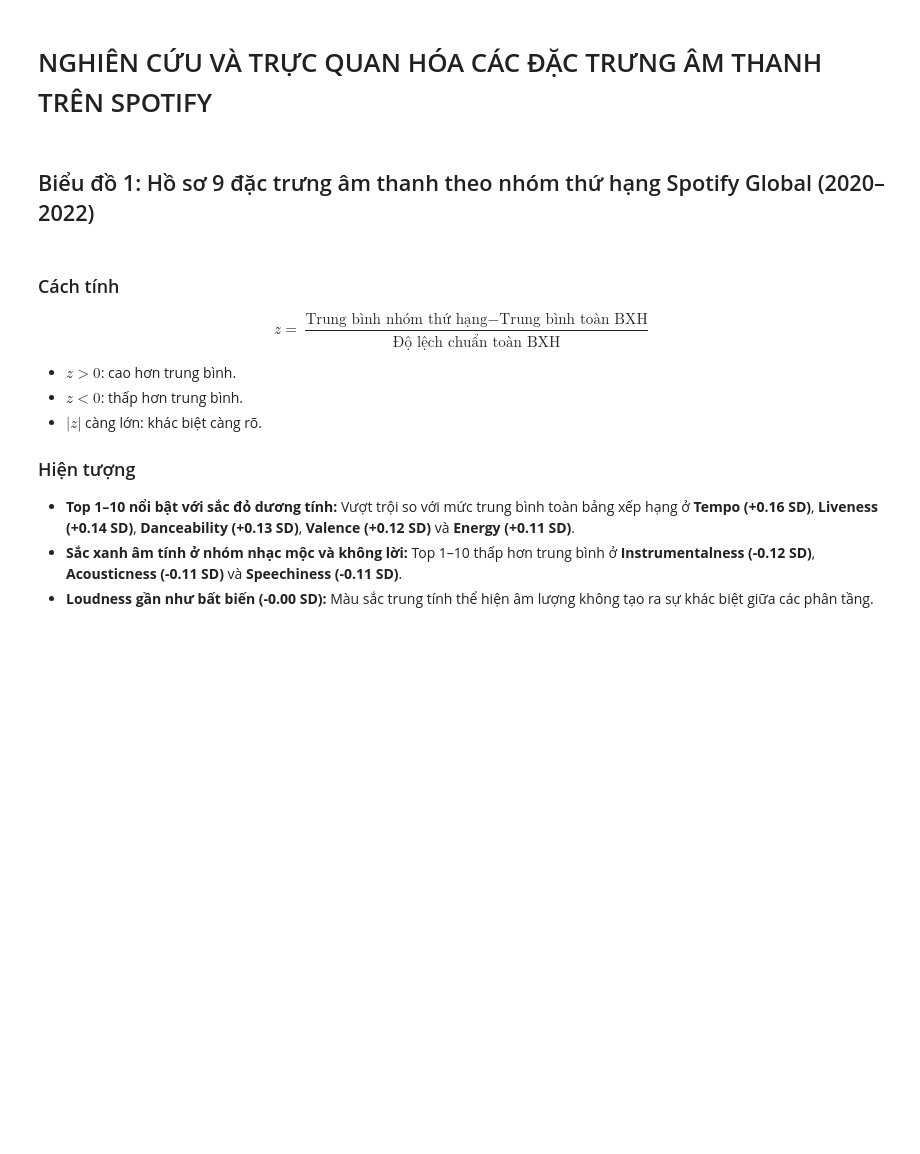
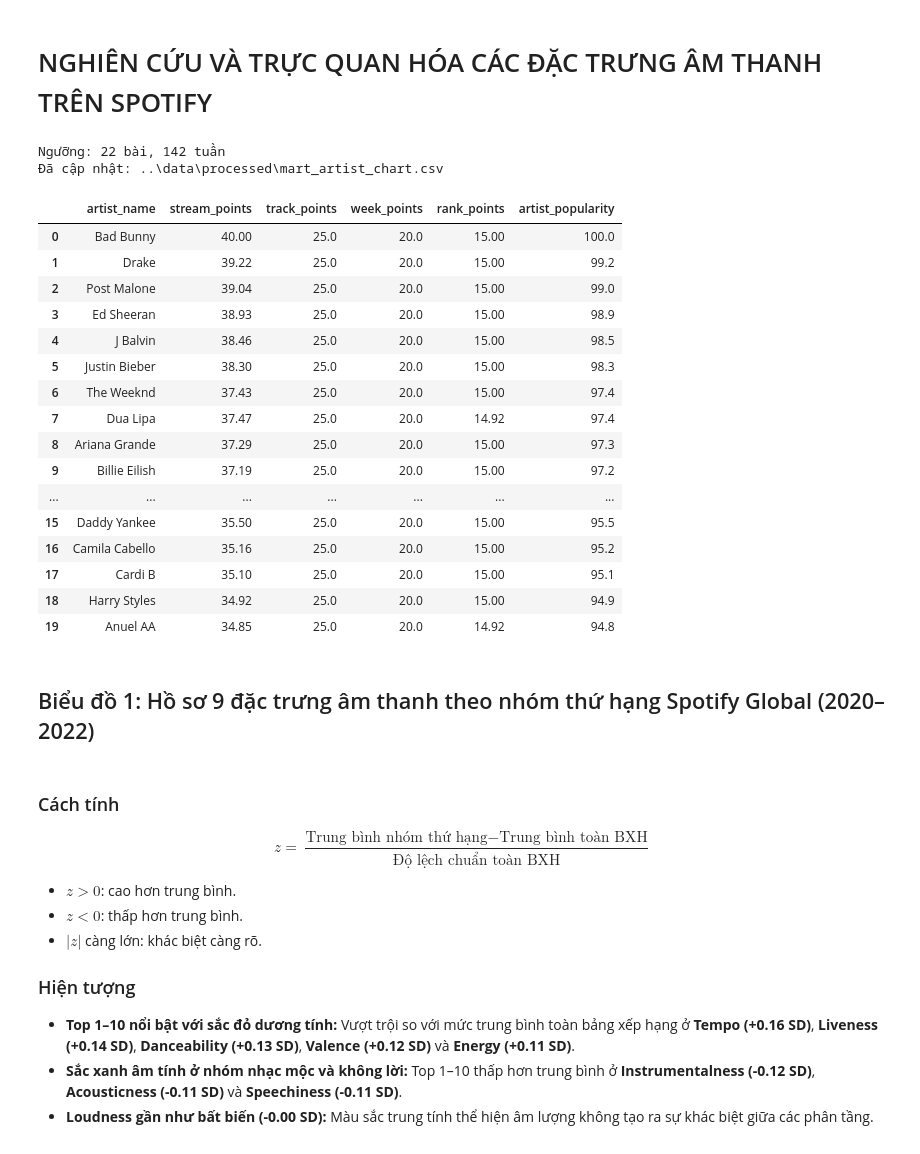
Before and after one commit to lyhiahan/Spotify_Audio_Trends_Analytics, a Jupyter notebook: notebooks/04_story.ipynb, the cells around one changed output. Cells and saved outputs as stored; diff of their text form; code cells hidden in the pictures; blank space fills up the shorter version.

Commit message:
Cập nhật notebooks/04_story.ipynb và thêm data/processed/mart_artist_chart.csv

```diff
--- a/notebooks/04_story.ipynb
+++ b/notebooks/04_story.ipynb
@@ -26,6 +26,67 @@ global_unique.to_csv(
     f"{data_dir}/tableau_global_unique.csv",
     index=False
 )
+# %%
+from pathlib import Path
+import pandas as pd
+import numpy as np
+
+data_dir_gh = Path("data/processed")
+if not (data_dir_gh / "mart_artist_chart.csv").exists():
+    data_dir_gh = Path("../data/processed")
+
+csv_path_gh = data_dir_gh / "mart_artist_chart.csv"
+df_artist_pop_gh = pd.read_csv(csv_path_gh, dtype={"artist_id": str})
+charts_gh = pd.read_parquet(data_dir_gh / "charts_clean.parquet", columns=["artist_id", "track_id", "chart_country"])
+
+global_tracks_gh = charts_gh[charts_gh["chart_country"] == "Global"].groupby("artist_id", observed=True)["track_id"].nunique()
+df_artist_pop_gh["n_global_tracks"] = df_artist_pop_gh["artist_id"].map(global_tracks_gh).fillna(0).astype(int)
+global_artists_gh = df_artist_pop_gh[df_artist_pop_gh["n_global_tracks"] > 0]
+
+if global_artists_gh.empty:
+    raise ValueError("Không có nghệ sĩ xuất hiện trên BXH Global.")
+
+track_cap_gh = int(np.ceil(global_artists_gh["n_global_tracks"].quantile(0.95)))
+week_cap_gh = int(np.ceil(global_artists_gh["global_weeks_on_chart"].quantile(0.95)))
+log_streams_gh = np.log1p(df_artist_pop_gh["global_streams"])
+log_global_gh = np.log1p(global_artists_gh["global_streams"])
+
+df_artist_pop_gh["stream_points"] = 40 * ((log_streams_gh - log_global_gh.min()) / max(log_global_gh.max() - log_global_gh.min(), 1e-12)).clip(0, 1)
+df_artist_pop_gh["track_points"] = 25 * (df_artist_pop_gh["n_global_tracks"] / track_cap_gh).clip(0, 1)
+df_artist_pop_gh["week_points"] = 20 * (df_artist_pop_gh["global_weeks_on_chart"] / week_cap_gh).clip(0, 1)
+
+rank_gh = df_artist_pop_gh["global_peak_rank"]
+df_artist_pop_gh["rank_points"] = np.where(rank_gh.between(1, 200), 15 * (200 - rank_gh) / 199, 0)
+
+point_cols_gh = ["stream_points", "track_points", "week_points", "rank_points"]
+df_artist_pop_gh["artist_popularity"] = df_artist_pop_gh[point_cols_gh].sum(axis=1).round(1)
+df_artist_pop_gh[point_cols_gh] = df_artist_pop_gh[point_cols_gh].round(2)
+df_artist_pop_gh = df_artist_pop_gh.sort_values("artist_popularity", ascending=False, kind="stable").reset_index(drop=True)
+df_artist_pop_gh.to_csv(csv_path_gh, index=False, encoding="utf-8-sig")
+
+print(f"Ngưỡng: {track_cap_gh} bài, {week_cap_gh} tuần")
+print(f"Đã cập nhật: {csv_path_gh}")
+display(df_artist_pop_gh[["artist_name", *point_cols_gh, "artist_popularity"]].head(20))
+# %% [output]
+Ngưỡng: 22 bài, 142 tuần
+Đã cập nhật: ..\data\processed\mart_artist_chart.csv
+|  | artist_name | stream_points | track_points | week_points | rank_points | artist_popularity |
+| 0 | Bad Bunny | 40.00 | 25.0 | 20.0 | 15.00 | 100.0 |
+| 1 | Drake | 39.22 | 25.0 | 20.0 | 15.00 | 99.2 |
+| 2 | Post Malone | 39.04 | 25.0 | 20.0 | 15.00 | 99.0 |
+| 3 | Ed Sheeran | 38.93 | 25.0 | 20.0 | 15.00 | 98.9 |
+| 4 | J Balvin | 38.46 | 25.0 | 20.0 | 15.00 | 98.5 |
+| 5 | Justin Bieber | 38.30 | 25.0 | 20.0 | 15.00 | 98.3 |
+| 6 | The Weeknd | 37.43 | 25.0 | 20.0 | 15.00 | 97.4 |
+| 7 | Dua Lipa | 37.47 | 25.0 | 20.0 | 14.92 | 97.4 |
+| 8 | Ariana Grande | 37.29 | 25.0 | 20.0 | 15.00 | 97.3 |
+| 9 | Billie Eilish | 37.19 | 25.0 | 20.0 | 15.00 | 97.2 |
+| ... | ... | ... | ... | ... | ... | ... |
+| 15 | Daddy Yankee | 35.50 | 25.0 | 20.0 | 15.00 | 95.5 |
+| 16 | Camila Cabello | 35.16 | 25.0 | 20.0 | 15.00 | 95.2 |
+| 17 | Cardi B | 35.10 | 25.0 | 20.0 | 15.00 | 95.1 |
+| 18 | Harry Styles | 34.92 | 25.0 | 20.0 | 15.00 | 94.9 |
+| 19 | Anuel AA | 34.85 | 25.0 | 20.0 | 14.92 | 94.8 |
 # %% [markdown]
 ## Biểu đồ 1: Hồ sơ 9 đặc trưng âm thanh theo nhóm thứ hạng Spotify Global (2020–2022)
 # %%
```
Also changed, not shown: parts of 9 cells of this notebook, 2 other files.
